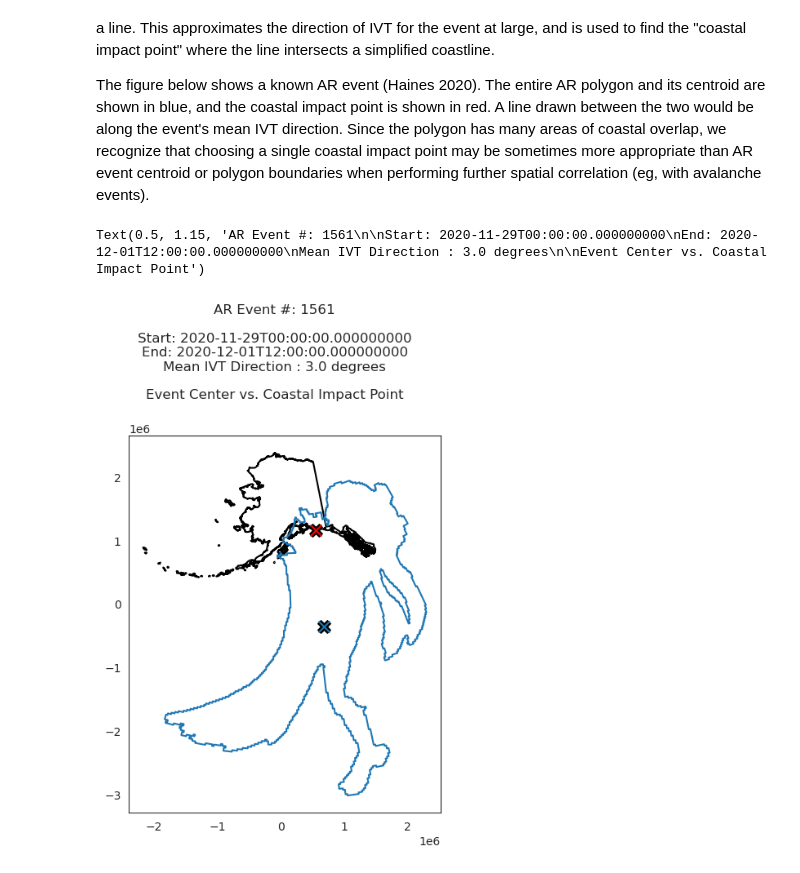
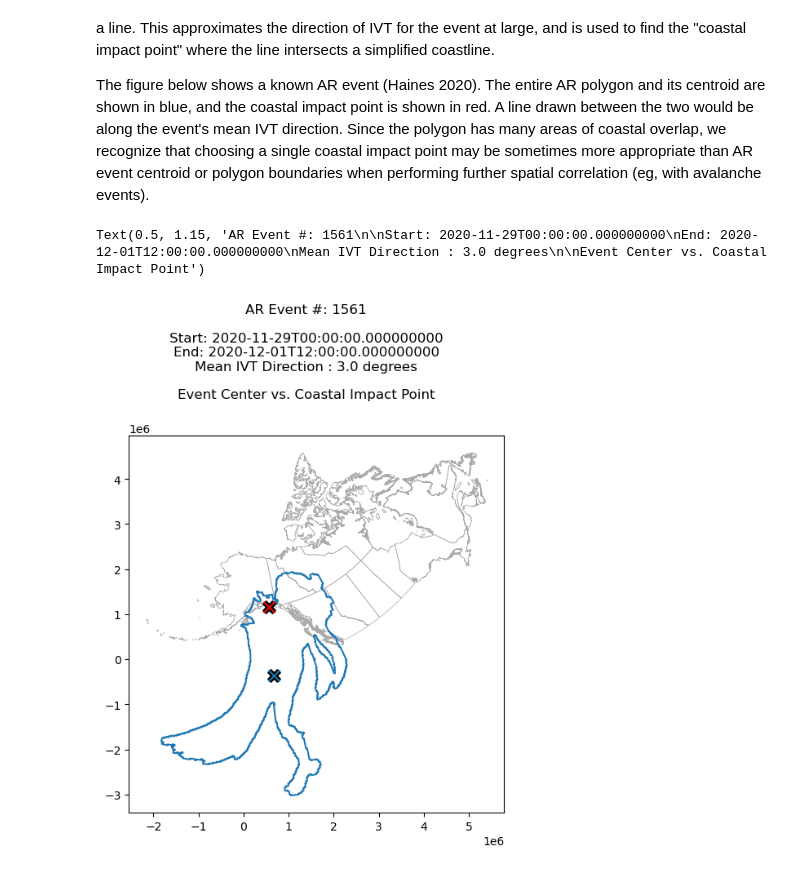
Before and after one commit to ua-snap/ar_avalanche, a Jupyter notebook: AR_QC.ipynb, the cells around one changed output. Cells and saved outputs as stored; diff of their text form; code cells hidden in the pictures.

```diff
--- a/AR_QC.ipynb
+++ b/AR_QC.ipynb
@@ -135,8 +136,8 @@ QC passed! Columns in shapefile and table are identical.
 # %% [markdown]
 ##### Data Setup:
 # %%
-#import ak shp (in 3338)
-ak = gpd.read_file(ak_shp)
+#define crs
+crs = 'epsg:3338'
 
 #import AR csv/shapefiles and convert times to datetimes
 raw_csv = pd.read_csv(csv_fp)
@@ -166,8 +167,8 @@ coast_pts = coast_pts.merge(events.drop(labels='geometry', axis=1), how='left',
 
 #reproject events and coastal impact layers to to 3338, and reset event geometry to centroid;
 #now both events and coastal impact layers are point geometry ready to aggregate by hexgrid
-events = events.to_crs(ak.crs)
-coast_pts = coast_pts.to_crs(ak.crs)
+events = events.to_crs(crs)
+coast_pts = coast_pts.to_crs(crs)
 events['geom_cent'] = events.geometry.centroid
 events = events.set_geometry('geom_cent').drop(labels='geometry', axis=1)
 
@@ -356,29 +352,36 @@ Coastal impact points for each AR event were determined as follows: Using the ev
 
 The figure below shows a known AR event (Haines 2020). The entire AR polygon and its centroid are shown in blue, and the coastal impact point is shown in red. A line drawn between the two would be along the event's mean IVT direction. Since the polygon has many areas of coastal overlap, we recognize that choosing a single coastal impact point may be sometimes more appropriate than AR event centroid or polygon boundaries when performing further spatial correlation (eg, with avalanche events).
 # %%
-#plot whole AR centroid vs. coastal impact points
+#plot whole AR center vs. coastal impact points
 import matplotlib.pyplot as plt
 
-#Haines 2020 AR event number
+from config import ak_shp, ca_shp
+
+#import ak shp (in 3338) and canada shp (as 3338)
+ak = gpd.read_file(ak_shp)
+ca = gpd.read_file(ca_shp).to_crs(ak.crs)
+
+#Haines 2020 AR event number and properties
 e = 1561
 d1 = str(events[events['event_id']==e]['start'].values[0])
 d2 = str(events[events['event_id']==e]['end'].values[0])
 mean_dir = str(events[events['event_id']==e]['mean_dir_m'].values[0])
 
 fig, ax = plt.subplots(figsize=(10, 6))
 
-ak.geometry.boundary.plot(ax=ax, color='black', zorder=1)
+ak.geometry.boundary.plot(ax=ax, color='darkgray', linewidth=.5, zorder=1)
+ca.geometry.boundary.plot(ax=ax, color='darkgray', linewidth=.5, zorder=1)
 
 events_poly = gpd.read_file(landfall_events_shp).to_crs(ak.crs)
 events_poly.loc[events_poly['event_id']==e].geometry.boundary.plot(ax=ax, zorder=2)
 events.loc[events['event_id']==e,'geom_cent'].plot(ax=ax, color='black', markersize=125, marker='X', zorder=3)
 events.loc[events['event_id']==e,'geom_cent'].plot(ax=ax, markersize=100, marker='x', zorder=4)
 
 coast_pts.loc[coast_pts['event_id']==e].plot(ax=ax, color='red', zorder=5)
 coast_pts.loc[coast_pts['event_id']==e].plot(ax=ax, color='black', markersize=125, marker='X', zorder=6)
 coast_pts.loc[coast_pts['event_id']==e].plot(ax=ax, color='red', markersize=100, marker='x', zorder=7)
 
 fig.suptitle(("AR Event #: " + str(e) + "\n\nStart: " + d1 + "\nEnd: " + d2 + "\nMean IVT Direction : " + mean_dir + " degrees\n\nEvent Center vs. Coastal Impact Point"), y=1.15)
 # %% [output]
 Text(0.5, 1.15, 'AR Event #: 1561\n\nStart: 2020-11-29T00:00:00.000000000\nEnd: 2020-12-01T12:00:00.000000000\nMean IVT Direction : 3.0 degrees\n\nEvent Center vs. Coastal Impact Point')
-[figure, old version]
+[figure, new version]
```
Also changed, not shown: parts of 10 cells of this notebook.
